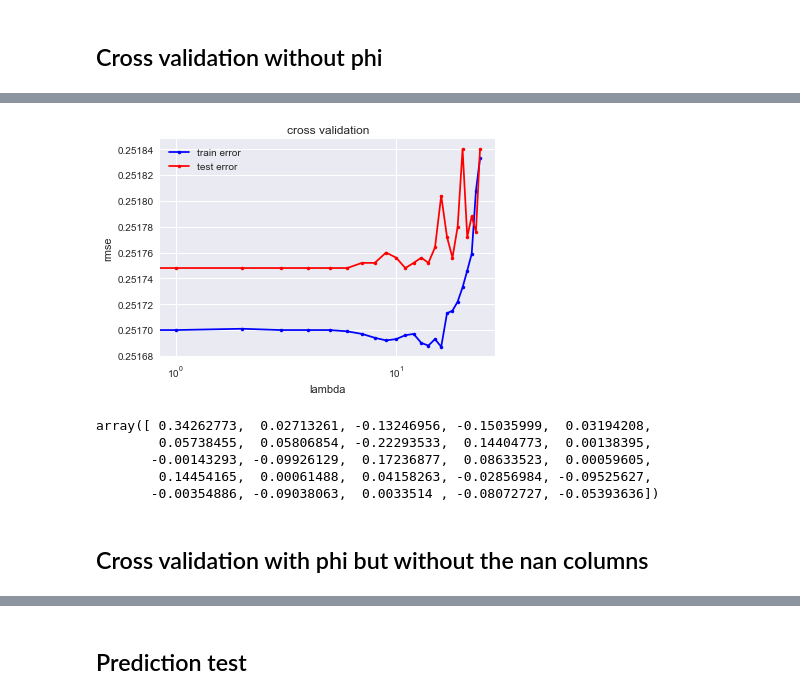
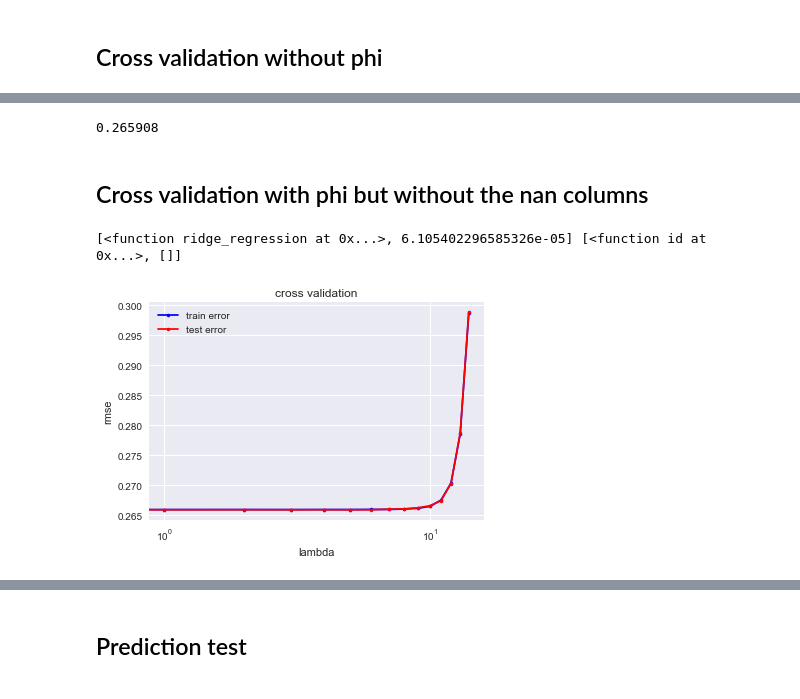
Before and after one commit to dufourc1/ML_CS433_project1, a Jupyter notebook: src/exploring_data_Marie_version.ipynb, the cells around one changed output, grey strips where cells are left out. Saved outputs shown, nothing was run; the diff lists cells and outputs as text; code cells hidden in the pictures.

Commit message:
CV_different_parameters

```diff
--- a/src/exploring_data_Marie_version.ipynb
+++ b/src/exploring_data_Marie_version.ipynb
@@ -535,20 +495,28 @@ print(method, transformation)
-# %%
-#get the best parameters
-
-predictor, w, loss_tr, loss_te, transformation, method = multi_cross_validation(y_tr, tx, k_fold, transformations=transformations, methods=methods, seed=2, only_best=True)
-# %% [output]
-[figure, removed]
-# %%
-w
-# %% [output]
-array([ 0.34262773,  0.02713261, -0.13246956, -0.15035999,  0.03194208,
-        0.05738455,  0.05806854, -0.22293533,  0.14404773,  0.00138395,
-       -0.00143293, -0.09926129,  0.17236877,  0.08633523,  0.00059605,
-        0.14454165,  0.00061488,  0.04158263, -0.02856984, -0.09525627,
-       -0.00354886, -0.09038063,  0.0033514 , -0.08072727, -0.05393636])
+# %%
+loss_f(err_f(y, tx, linear_predictor, w))
+# %% [output]
+0.265908
 # %% [markdown]
 ## Cross validation with phi but without the nan columns
 # %%
 x_tr_nanout = np.delete(X,[4,5,6,12,26,27,28],1)
-
-x_tr = inputation(x_tr_nanout,method = "median")
+x_tr = imputation(x_tr_nanout,method = "median")
+x_tr = standardize_data(x_tr)
+# %%
+tx = build_poly(x_tr, 1)
+y_tr = y
+w = np.zeros(tx.shape[1])
+# lambdas = [10**(-5.5625)]
+lambdas = np.logspace(-6,-1,15)
+k_fold = 5
+
+transformations = [[id,[]]]
+
+methods = [[ridge_regression, lambdas]]
+
+predictor, w, loss_tr, loss_te, transformation, method = multi_cross_validation(y_tr, tx, k_fold, transformations=transformations, methods=methods, seed=2)
+
+print(method, transformation)
+# %% [output]
+[<function ridge_regression at 0x...>, 6.105402296585326e-05] [<function id at 0x...>, []]
+[figure, added]
```
Also changed, not shown: parts of 96 cells of this notebook.
